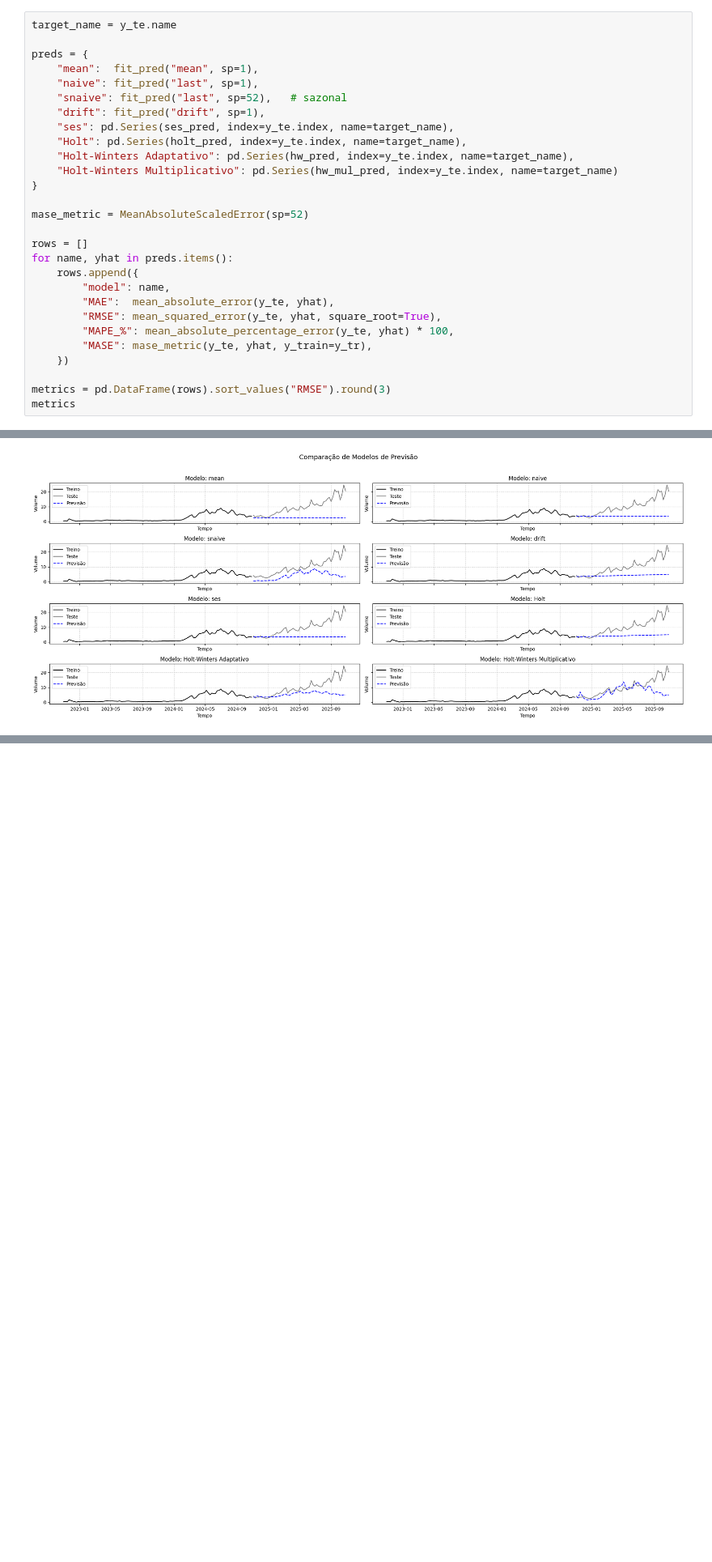
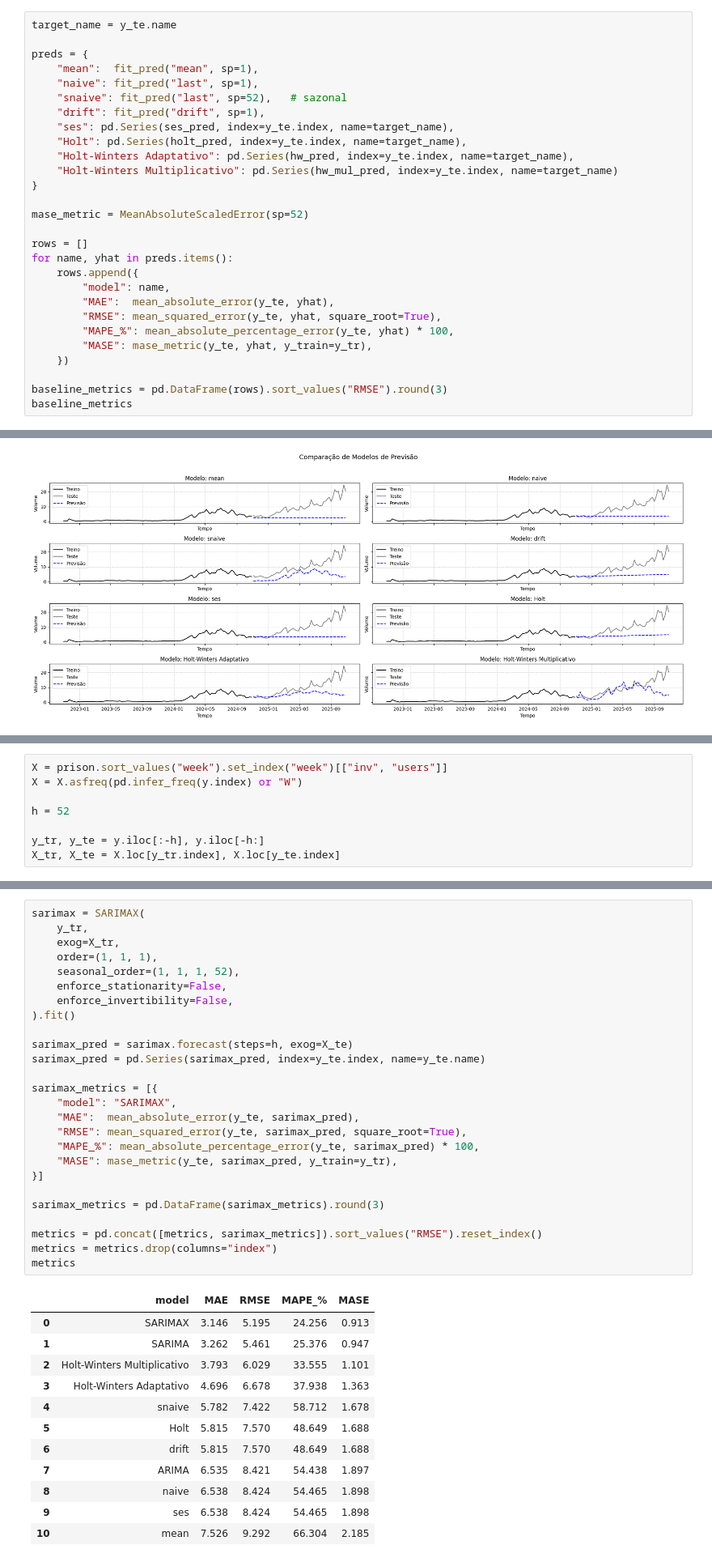
Before and after one commit to GuilhermeCastilho02/Series-Temporais-A2, a Jupyter notebook: trabalho_a2.ipynb, the cells around one changed output, grey strips where cells are left out. Shown: that part at 81% size. Cells and saved outputs as stored; diff of their text form; blank space fills up the shorter version.

Commit message:
adicionei modelos ARIMA e SARIMA e comparei erros

```diff
--- a/trabalho_a2.ipynb
+++ b/trabalho_a2.ipynb
@@ -176,8 +176,8 @@ for name, yhat in preds.items():
         "MASE": mase_metric(y_te, yhat, y_train=y_tr),
     })
 
-metrics = pd.DataFrame(rows).sort_values("RMSE").round(3)
-metrics
+baseline_metrics = pd.DataFrame(rows).sort_values("RMSE").round(3)
+baseline_metrics
 # %% [output]
 |  | model | MAE | RMSE | MAPE_% | MASE |
 | 7 | Holt-Winters Multiplicativo | 3.793 | 6.029 | 33.555 | 1.101 |
@@ -213,0 +216,8 @@ plt.show()
+# %%
+X = prison.sort_values("week").set_index("week")[["inv", "users"]]
+X = X.asfreq(pd.infer_freq(y.index) or "W")
+
+h = 52
+
+y_tr, y_te = y.iloc[:-h], y.iloc[-h:]
+X_tr, X_te = X.loc[y_tr.index], X.loc[y_te.index]
@@ -213,0 +293,39 @@ plt.show()
+# %%
+sarimax = SARIMAX(
+    y_tr,
+    exog=X_tr,
+    order=(1, 1, 1),
+    seasonal_order=(1, 1, 1, 52),
+    enforce_stationarity=False,
+    enforce_invertibility=False,
+).fit()
+
+sarimax_pred = sarimax.forecast(steps=h, exog=X_te)
+sarimax_pred = pd.Series(sarimax_pred, index=y_te.index, name=y_te.name)
+
+sarimax_metrics = [{
+    "model": "SARIMAX",
+    "MAE":  mean_absolute_error(y_te, sarimax_pred),
+    "RMSE": mean_squared_error(y_te, sarimax_pred, square_root=True),
+    "MAPE_%": mean_absolute_percentage_error(y_te, sarimax_pred) * 100,
+    "MASE": mase_metric(y_te, sarimax_pred, y_train=y_tr),
+}]
+
+sarimax_metrics = pd.DataFrame(sarimax_metrics).round(3)
+
+metrics = pd.concat([metrics, sarimax_metrics]).sort_values("RMSE").reset_index()
+metrics = metrics.drop(columns="index")
+metrics
+# %% [output]
+|  | model | MAE | RMSE | MAPE_% | MASE |
+| 0 | SARIMAX | 3.146 | 5.195 | 24.256 | 0.913 |
+| 1 | SARIMA | 3.262 | 5.461 | 25.376 | 0.947 |
+| 2 | Holt-Winters Multiplicativo | 3.793 | 6.029 | 33.555 | 1.101 |
+| 3 | Holt-Winters Adaptativo | 4.696 | 6.678 | 37.938 | 1.363 |
+| 4 | snaive | 5.782 | 7.422 | 58.712 | 1.678 |
+| 5 | Holt | 5.815 | 7.570 | 48.649 | 1.688 |
+| 6 | drift | 5.815 | 7.570 | 48.649 | 1.688 |
+| 7 | ARIMA | 6.535 | 8.421 | 54.438 | 1.897 |
+| 8 | naive | 6.538 | 8.424 | 54.465 | 1.898 |
+| 9 | ses | 6.538 | 8.424 | 54.465 | 1.898 |
+| 10 | mean | 7.526 | 9.292 | 66.304 | 2.185 |
```
Also changed, not shown: parts of 3 cells of this notebook.
